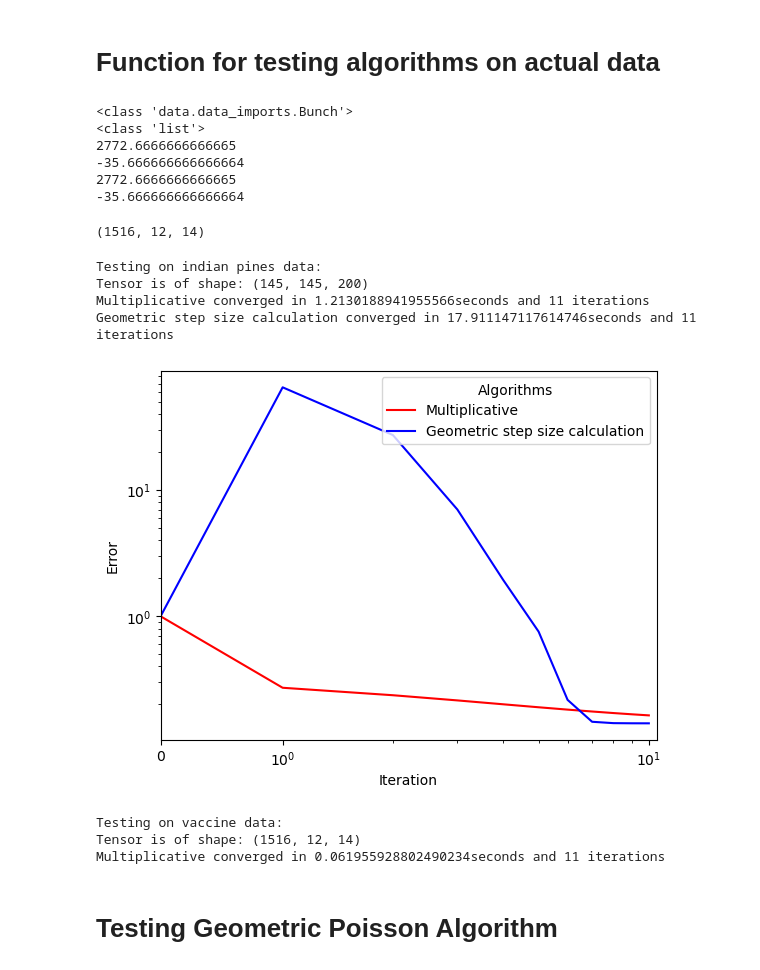
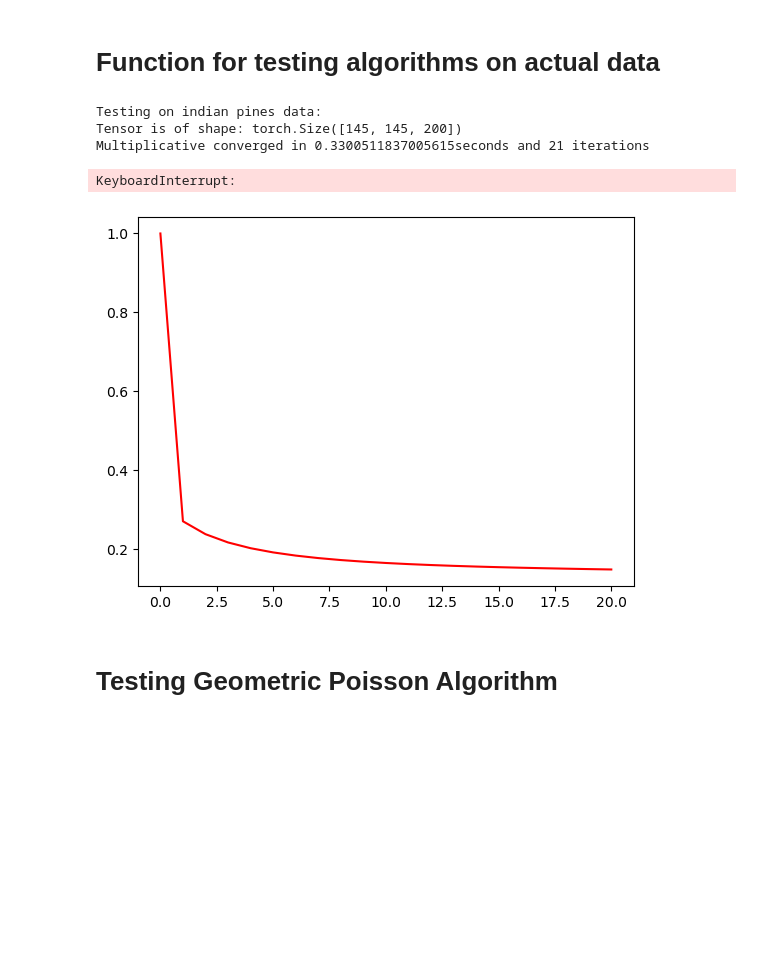
Before and after one commit to IntegrierBar/GeometricTensorFactorization, a Jupyter notebook: Masterarbeit.ipynb, the cells around one changed output. Saved outputs shown, nothing was run; the diff lists cells and outputs as text; code cells hidden in the pictures; blank space fills up the shorter version.

```diff
--- a/Masterarbeit.ipynb
+++ b/Masterarbeit.ipynb
@@ -82,7 +82,7 @@ class IterationResult:
     A_ns: final approximation factors
 
     """
-    reconstruction_errors: List[float]
+    reconstruction_errors: tl.tensor
     calculation_time: float
     A_ns: List
 
@@ -136,30 +136,6 @@ class Factorizer:
         """ If there where no iterations use 0
         """
         return [ir.calculation_time/(len(ir.reconstruction_errors)-1) if len(ir.reconstruction_errors) > 1 else 0 for ir in self.data]
-# %%
-# Best load
-
-test = load_kinetic()
-tensor = np.nan_to_num(test.tensor)
-print(type(test))
-print(type(test.ticks[0]))
-print(tl.max(test.tensor))
-print(tl.min(test.tensor))
-
-print(tl.max(tensor))
-print(tl.min(tensor))
-# %% [output]
-<class 'data.data_imports.Bunch'>
-<class 'list'>
-2772.6666666666665
--35.666666666666664
-2772.6666666666665
--35.666666666666664
-# %%
-test = np.load("data/vaccine_tensor.npy")
-print(test.shape)
-# %% [output]
-(1516, 12, 14)
 # %%
 # Which tensordata is usable:
 # covid19: not non-negative so not usable
@@ -169,9 +145,6 @@ print(test.shape)
 
 # can also use "data/vaccine_tensor.npy" to get a integer tensor
 
-
-
-# TODO add feature to use same initial condition
 
 from skimage import data
 
@@ -199,7 +172,7 @@ image_names = [
 #    {"name": 'cat', "F": default_F}, # (300, 451, 3)
 ]
 
-max_iter = 10
+max_iter = 20
 
 def to_image(tensor):
     """A convenience function to convert from a float dtype back to uint8"""
@@ -336,30 +309,31 @@ def evaluate_algorithms(factorizers: List[Factorizer], context={"dtype": tl.floa
 # %%
 def multiplicative_factorization(tensor, F, initial_A_ns):
     start = time.time()
     A_ns, RE, _ = tensor_factorization_cp_multiplicative(tensor, F, max_iter=max_iter, detailed=True, initial_A_ns=initial_A_ns)
     end = time.time()
-    return IterationResult(RE, end-start, A_ns)
+    return IterationResult(tl.tensor(RE), end-start, A_ns)
 
 factorizer_multiplicative = Factorizer("Multiplicative", multiplicative_factorization, color='red')
 
 def geometric_variable_step_size(tensor, F, initial_A_ns):
     start = time.time()
     A_ns, RE, _, _ = tensor_factorization_cp_poisson(tensor, F, max_iter=max_iter, detailed=True, initial_A_ns=initial_A_ns)
     end = time.time()
-    return IterationResult(RE, end-start, A_ns)
+    return IterationResult(tl.tensor(RE), end-start, A_ns)
 
 factorizer_geometric = Factorizer("Geometric step size calculation", geometric_variable_step_size, color='blue')
 
-evaluate_algorithms([factorizer_multiplicative, factorizer_geometric])
+tl.set_backend('pytorch')
+context = {'dtype': tl.float32,
+           'device': 'cuda'}
+
+evaluate_algorithms([factorizer_multiplicative, factorizer_geometric], context=context)
 # %% [output]
 Testing on indian pines data:
-Tensor is of shape: (145, 145, 200)
-Multiplicative converged in 1.2130188941955566seconds and 11 iterations
-Geometric step size calculation converged in 17.911147117614746seconds and 11 iterations
+Tensor is of shape: torch.Size([145, 145, 200])
+Multiplicative converged in 0.3300511837005615seconds and 21 iterations
+KeyboardInterrupt:
-[figure, old version]
+[figure, new version]
-Testing on vaccine data:
-Tensor is of shape: (1516, 12, 14)
-Multiplicative converged in 0.061955928802490234seconds and 11 iterations
 # %% [markdown]
 # Testing Geometric Poisson Algorithm
 # %%
```
Also changed, not shown: parts of 12 cells of this notebook, 1 other file.
